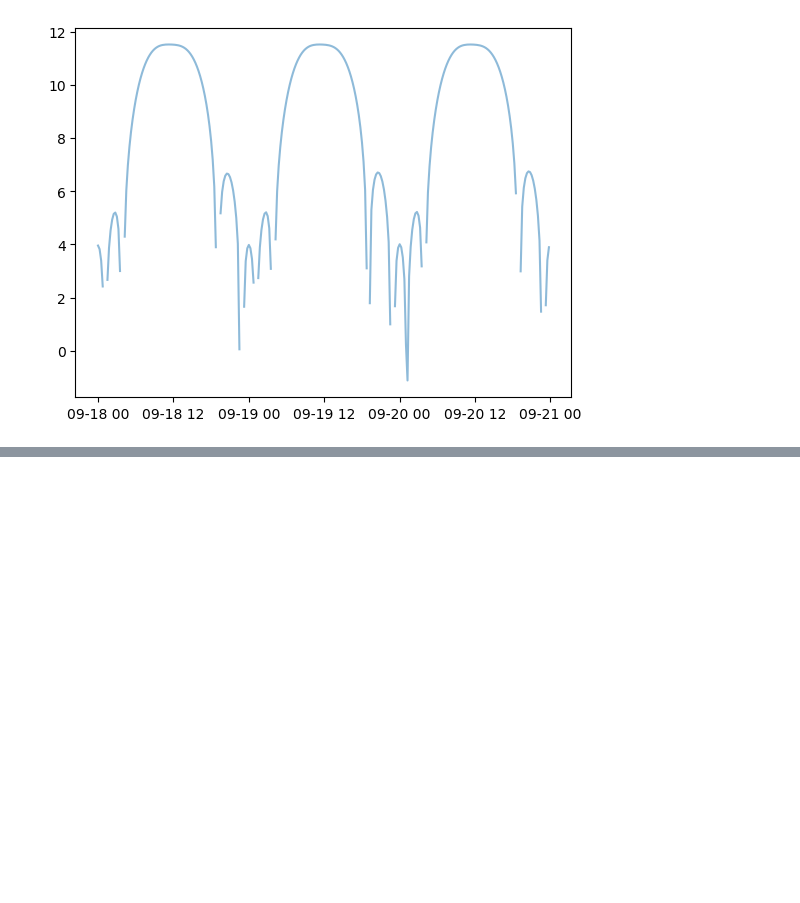
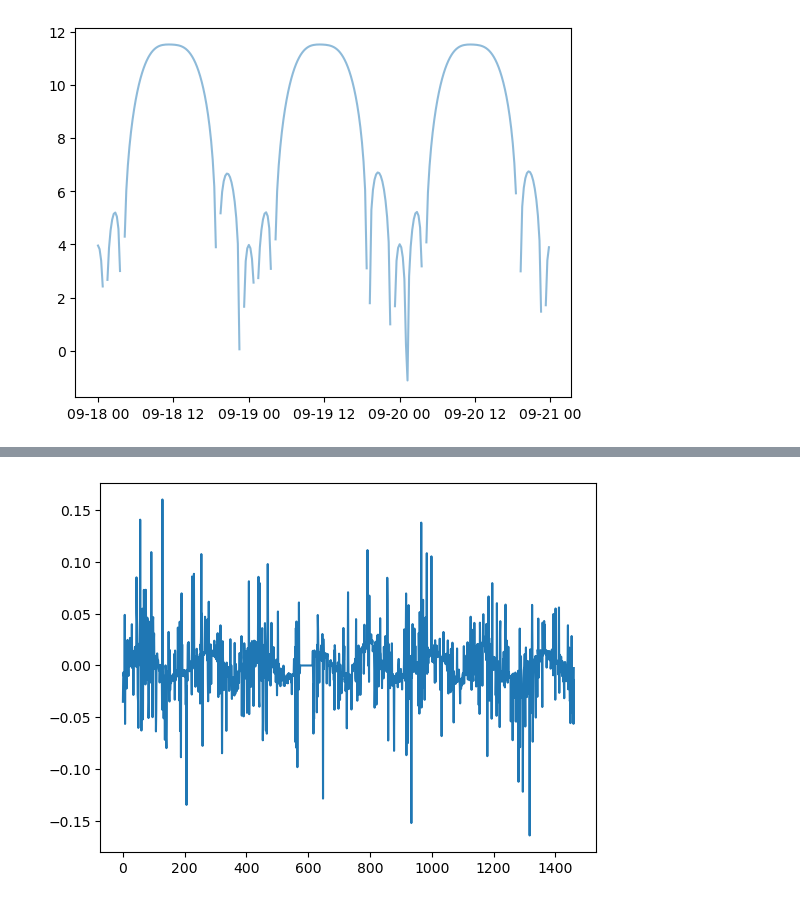
Before and after one commit to cvxgrp/spcqe, a Jupyter notebook: notebooks/statistical_clearsky_demo-Copy1.ipynb, the cells around one changed output, grey strips where cells are left out. Cells and saved outputs as stored; diff of their text form; code cells hidden in the pictures; blank space fills up the shorter version.

```diff
--- a/notebooks/statistical_clearsky_demo-Copy1.ipynb
+++ b/notebooks/statistical_clearsky_demo-Copy1.ipynb
@@ -122,0 +145,4 @@ plt.plot(xs, np.log(spq.fit_quantiles[slc]), alpha=0.5)
+# %%
+plt.plot(Vh[8]);
+# %% [output]
+[figure, added]
```
Also changed, not shown: parts of 8 cells of this notebook, 3 other files.
